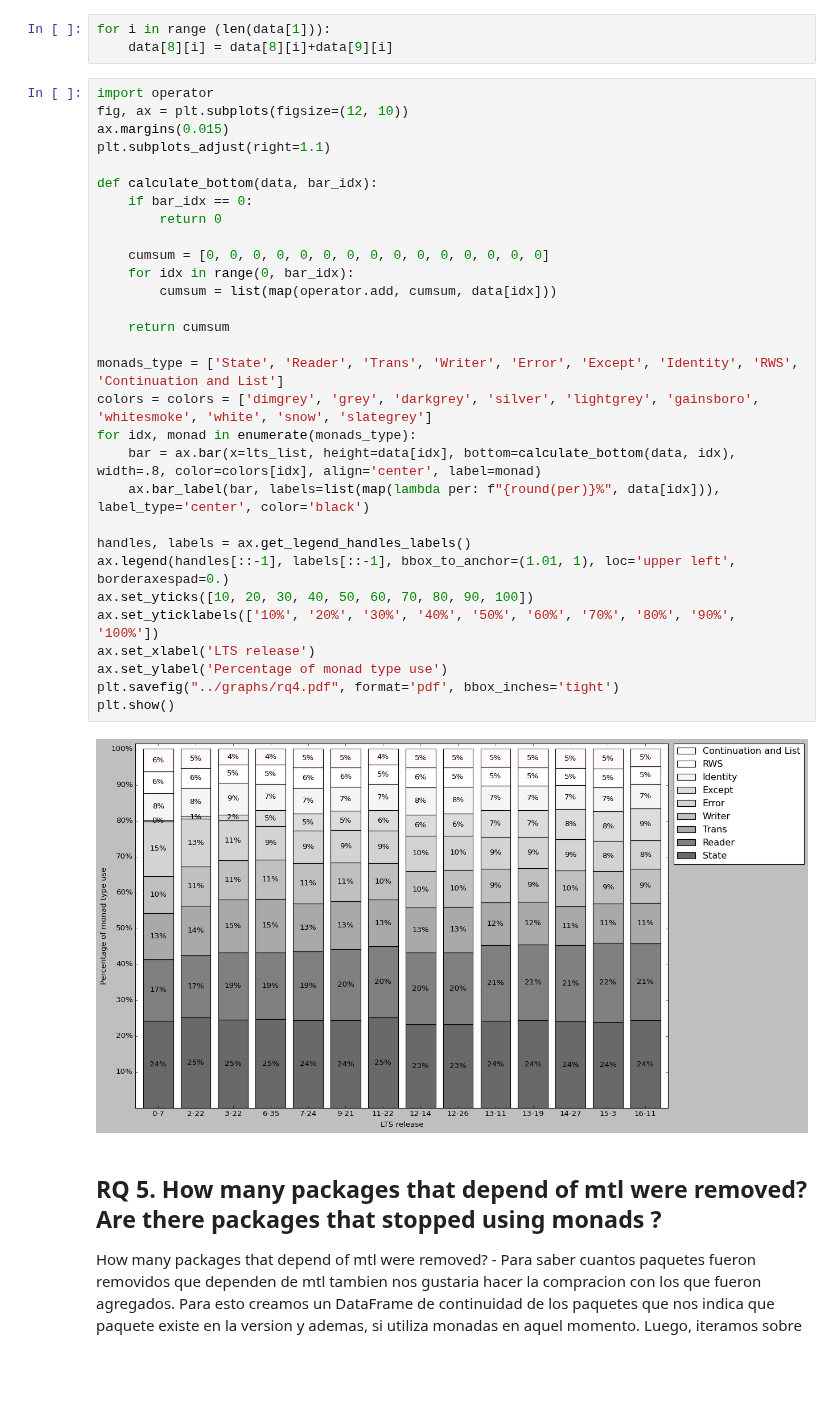
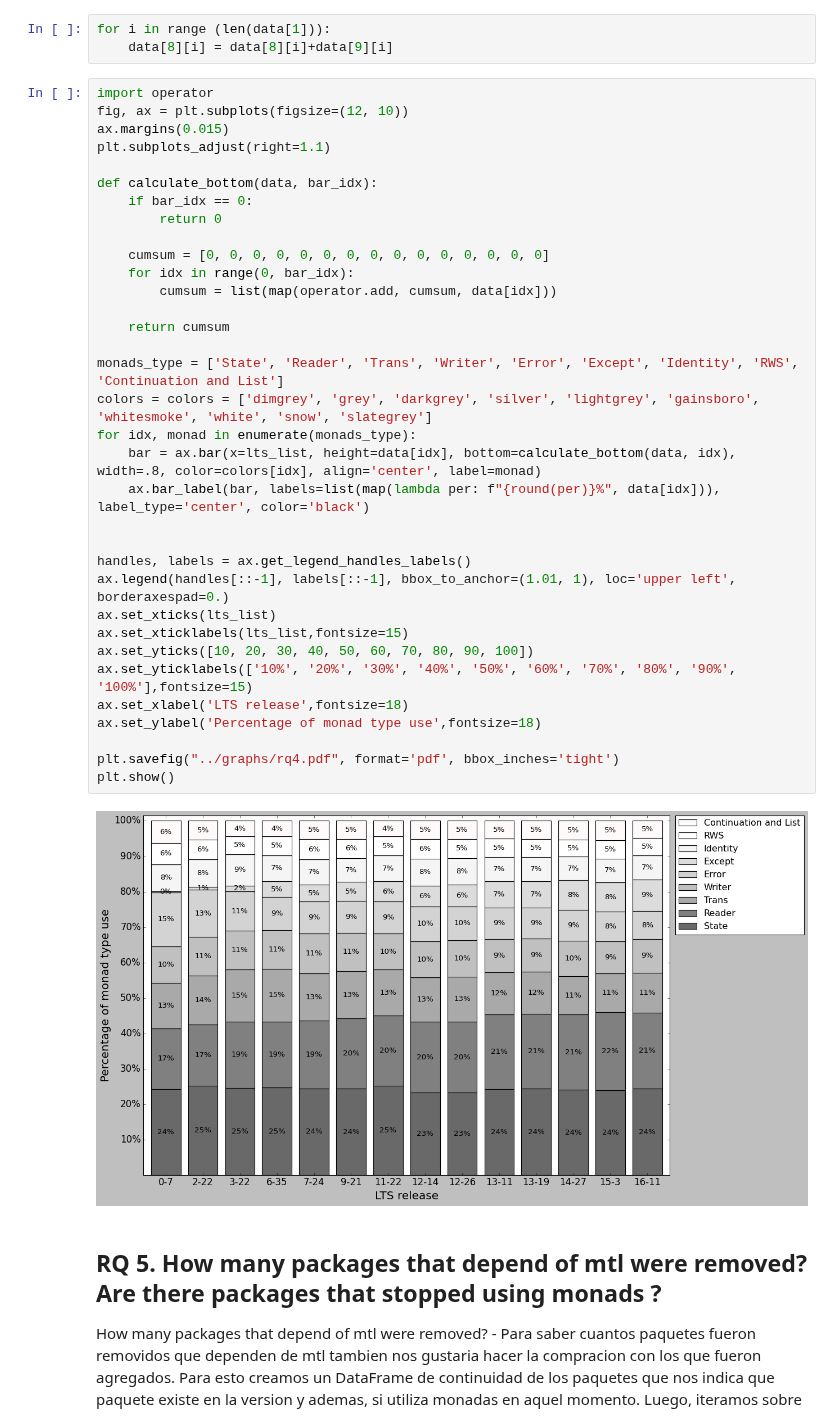
Before and after one commit to pragmaticslaboratory/stackage-evolution, a Jupyter notebook: notebooks/answers.ipynb, the cells around one changed output. Saved outputs shown, nothing was run; the diff lists cells and outputs as text; blank space fills up the shorter version.

```diff
--- a/notebooks/answers.ipynb
+++ b/notebooks/answers.ipynb
@@ -714,35 +718,39 @@ for i in range (len(data[1])):
 # %%
 import operator
 fig, ax = plt.subplots(figsize=(12, 10))
 ax.margins(0.015)
 plt.subplots_adjust(right=1.1)
 
 def calculate_bottom(data, bar_idx):
     if bar_idx == 0:
         return 0
 
     cumsum = [0, 0, 0, 0, 0, 0, 0, 0, 0, 0, 0, 0, 0, 0, 0]
     for idx in range(0, bar_idx):
         cumsum = list(map(operator.add, cumsum, data[idx]))
 
     return cumsum
 
 monads_type = ['State', 'Reader', 'Trans', 'Writer', 'Error', 'Except', 'Identity', 'RWS', 'Continuation and List']
 colors = colors = ['dimgrey', 'grey', 'darkgrey', 'silver', 'lightgrey', 'gainsboro', 'whitesmoke', 'white', 'snow', 'slategrey']
 for idx, monad in enumerate(monads_type):
     bar = ax.bar(x=lts_list, height=data[idx], bottom=calculate_bottom(data, idx), width=.8, color=colors[idx], align='center', label=monad)
     ax.bar_label(bar, labels=list(map(lambda per: f"{round(per)}%", data[idx])), label_type='center', color='black')
 
+
 handles, labels = ax.get_legend_handles_labels()
 ax.legend(handles[::-1], labels[::-1], bbox_to_anchor=(1.01, 1), loc='upper left', borderaxespad=0.)
+ax.set_xticks(lts_list)
+ax.set_xticklabels(lts_list,fontsize=15)
 ax.set_yticks([10, 20, 30, 40, 50, 60, 70, 80, 90, 100])
-ax.set_yticklabels(['10%', '20%', '30%', '40%', '50%', '60%', '70%', '80%', '90%', '100%'])
-ax.set_xlabel('LTS release')
-ax.set_ylabel('Percentage of monad type use')
+ax.set_yticklabels(['10%', '20%', '30%', '40%', '50%', '60%', '70%', '80%', '90%', '100%'],fontsize=15)
+ax.set_xlabel('LTS release',fontsize=18)
+ax.set_ylabel('Percentage of monad type use',fontsize=18)
+
 plt.savefig("../graphs/rq4.pdf", format='pdf', bbox_inches='tight')
 plt.show()
 # %% [output]
-[figure, old version]
+[figure, new version]
 # %% [markdown]
 ## RQ 5.  How many packages that depend of mtl were removed? Are there packages that stopped using monads ?
 
```
Also changed, not shown: parts of 10 cells of this notebook, 10 other files.
